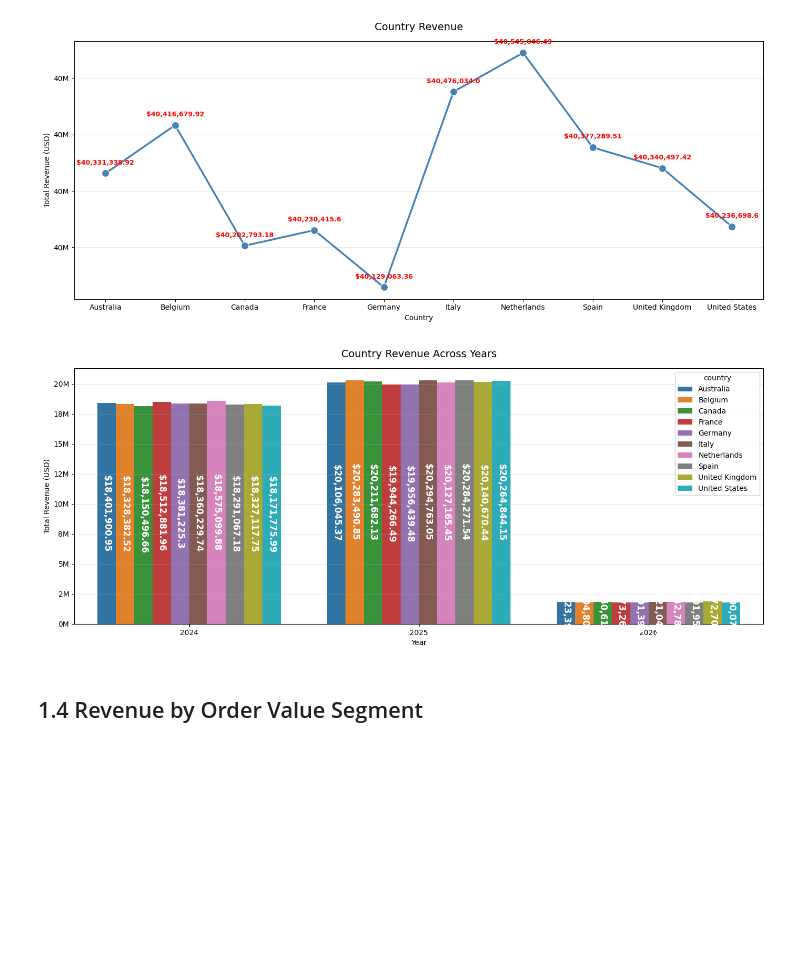
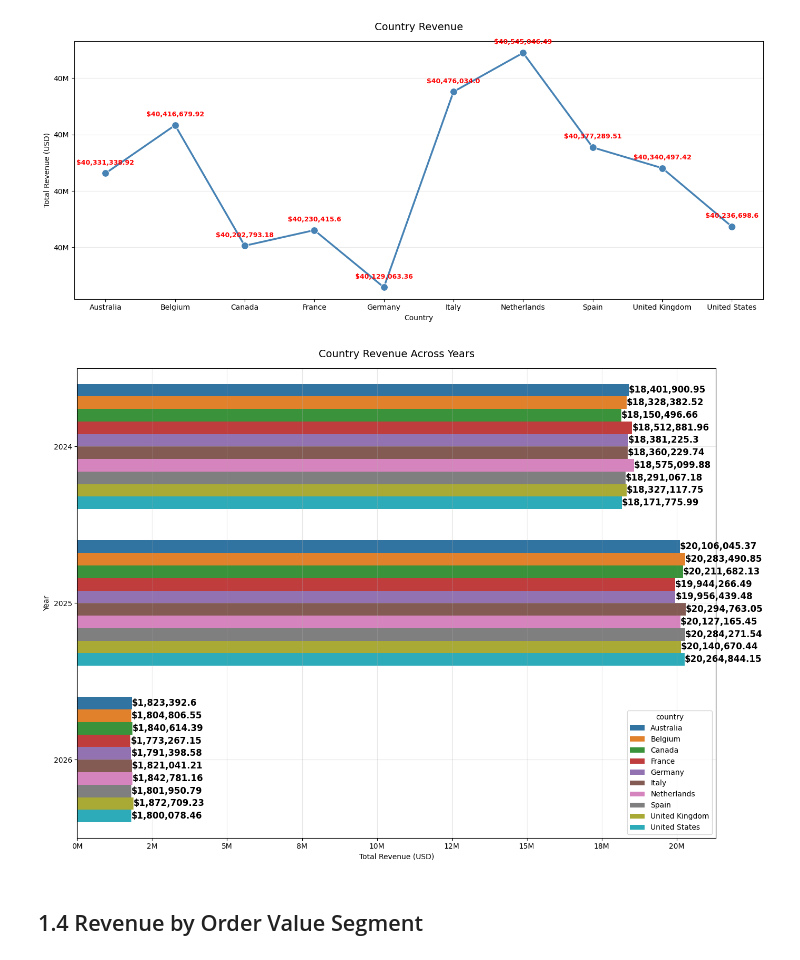
Before and after one commit to judiellegaspina/Ecommerce-EDA-and-Sales-Prediction, a Jupyter notebook: 05_Sales_Analysis.ipynb, the cells around one changed output. Cells and saved outputs as stored; diff of their text form; code cells hidden in the pictures; blank space fills up the shorter version.

Commit message:
change orientation

```diff
--- a/05_Sales_Analysis.ipynb
+++ b/05_Sales_Analysis.ipynb
@@ -381,42 +381,41 @@ plt.show()
 # %%
 # 1.3.1 Country Revenue Across Years
 
 country_yearly_revenue = sales_df.groupby(
     ['order_year', 'country']
 )['revenue_usd'].sum().reset_index()
 
-plt.figure(figsize=(14, 6))
+plt.figure(figsize=(14, 10))
 
 ax = sns.barplot(
     data=country_yearly_revenue,
-    x='order_year',
-    y='revenue_usd',
+    x='revenue_usd',
+    y='order_year',
     palette='tab10',
     hue='country',
+    orient='h'
 )
-
 
 # Add value labels on each marker
 for container in ax.containers:
     ax.bar_label(
         container,
         labels=[f'${v:,}' for v in container.datavalues],
-        label_type='center',
-        color='white',
+        label_type='edge',
+        color='black',
         fontsize=12,
         fontweight='bold',
-        rotation=-90
     )
 
 plt.title('Country Revenue Across Years', fontsize=14, pad=15)
-plt.xlabel('Year')
-plt.ylabel('Total Revenue (USD)')
-plt.gca().yaxis.set_major_formatter(plt.FuncFormatter(lambda x, _: f'{x/1e6:.0f}M'))
-plt.grid(axis='y', alpha=0.3)
+plt.xlabel('Total Revenue (USD)')
+plt.ylabel('Year')
+plt.gca().xaxis.set_major_formatter(plt.FuncFormatter(lambda x, _: f'{x/1e6:.0f}M'))
+plt.grid(axis='x', alpha=0.3)
 plt.tight_layout()
 plt.show()
 # %% [output]
-[figure, old version]
+[figure, new version]
 # %% [markdown]
 ## 1.4 Revenue by Order Value Segment
 # %%
```
Also changed, not shown: parts of 1 cell of this notebook.
